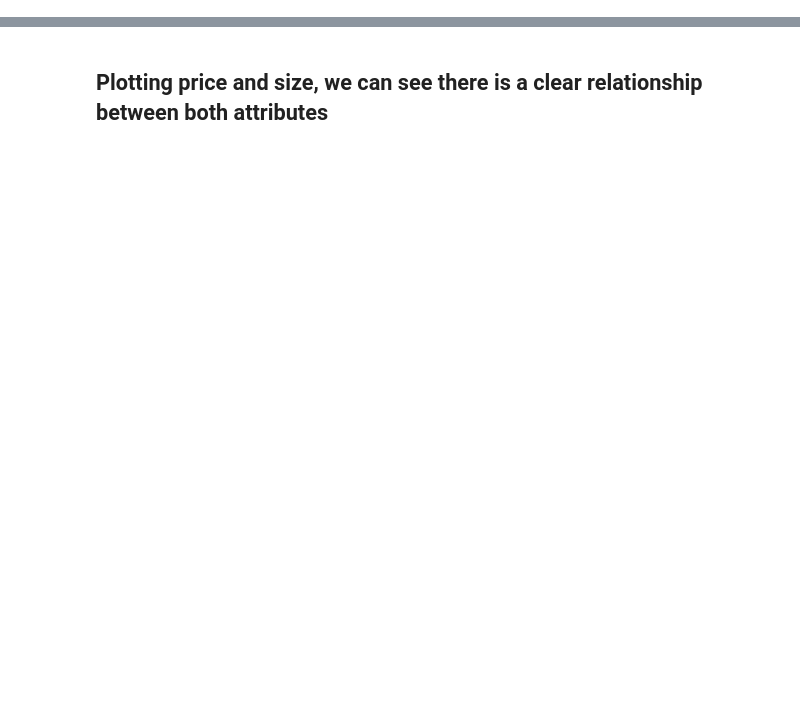
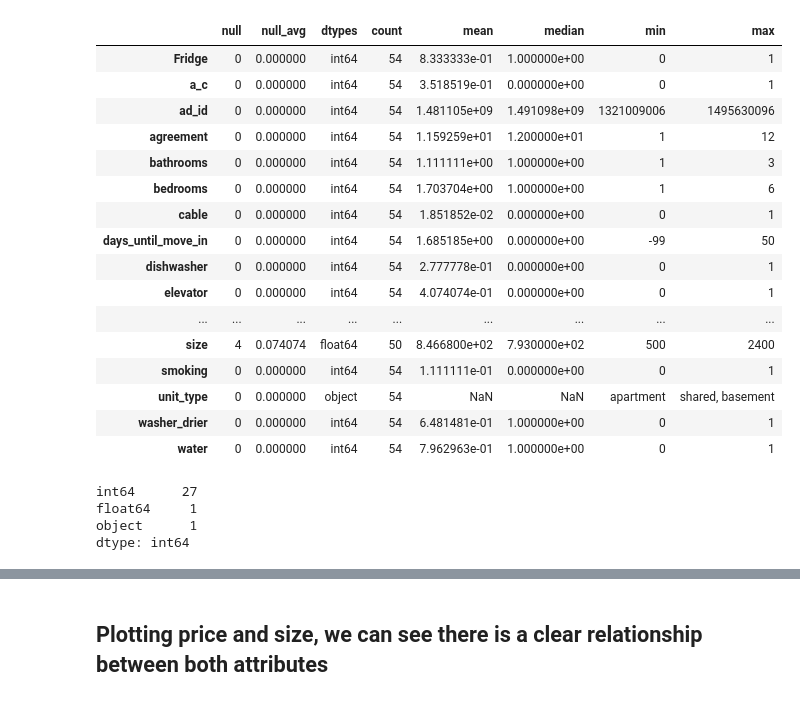
Before and after one commit to suarez96/apartment_regression, a Jupyter notebook: apartment.ipynb, the cells around one changed output, grey strips where cells are left out. Drawn from its saved outputs; the diff is of its cells as text; code cells hidden in the pictures; blank space fills up the shorter version.

```diff
--- a/apartment.ipynb
+++ b/apartment.ipynb
@@ -47,0 +42,37 @@ df.drop(columns=drop_columns).scatter_matrix()
+# %%
+def summary(df):
+    ret = {}
+    ret['null'] = df.isnull().sum()
+    ret['null_avg'] = df.isnull().mean()
+    ret['dtypes'] = df.dtypes
+    ret['count'] = df.count()
+    ret['mean'] = df.mean()
+    ret['median'] = df.median()
+    ret['min'] = df.min()
+    ret['max'] = df.max()
+    return pd.DataFrame(ret)
+
+display(summary(df))
+print(df.dtypes.value_counts())
+# %% [output]
+|  | null | null_avg | dtypes | count | mean | median | min | max |
+| Fridge | 0 | 0.000000 | int64 | 54 | 8.333333e-01 | 1.000000e+00 | 0 | 1 |
+| a_c | 0 | 0.000000 | int64 | 54 | 3.518519e-01 | 0.000000e+00 | 0 | 1 |
+| ad_id | 0 | 0.000000 | int64 | 54 | 1.481105e+09 | 1.491098e+09 | 1321009006 | 1495630096 |
+| agreement | 0 | 0.000000 | int64 | 54 | 1.159259e+01 | 1.200000e+01 | 1 | 12 |
+| bathrooms | 0 | 0.000000 | int64 | 54 | 1.111111e+00 | 1.000000e+00 | 1 | 3 |
+| bedrooms | 0 | 0.000000 | int64 | 54 | 1.703704e+00 | 1.000000e+00 | 1 | 6 |
+| cable | 0 | 0.000000 | int64 | 54 | 1.851852e-02 | 0.000000e+00 | 0 | 1 |
+| days_until_move_in | 0 | 0.000000 | int64 | 54 | 1.685185e+00 | 0.000000e+00 | -99 | 50 |
+| dishwasher | 0 | 0.000000 | int64 | 54 | 2.777778e-01 | 0.000000e+00 | 0 | 1 |
+| elevator | 0 | 0.000000 | int64 | 54 | 4.074074e-01 | 0.000000e+00 | 0 | 1 |
+| ... | ... | ... | ... | ... | ... | ... | ... | ... |
+| size | 4 | 0.074074 | float64 | 50 | 8.466800e+02 | 7.930000e+02 | 500 | 2400 |
+| smoking | 0 | 0.000000 | int64 | 54 | 1.111111e-01 | 0.000000e+00 | 0 | 1 |
+| unit_type | 0 | 0.000000 | object | 54 | NaN | NaN | apartment | shared, basement |
+| washer_drier | 0 | 0.000000 | int64 | 54 | 6.481481e-01 | 1.000000e+00 | 0 | 1 |
+| water | 0 | 0.000000 | int64 | 54 | 7.962963e-01 | 1.000000e+00 | 0 | 1 |
+int64      27
+float64     1
+object      1
+dtype: int64
```
Also changed, not shown: parts of 20 cells of this notebook.
